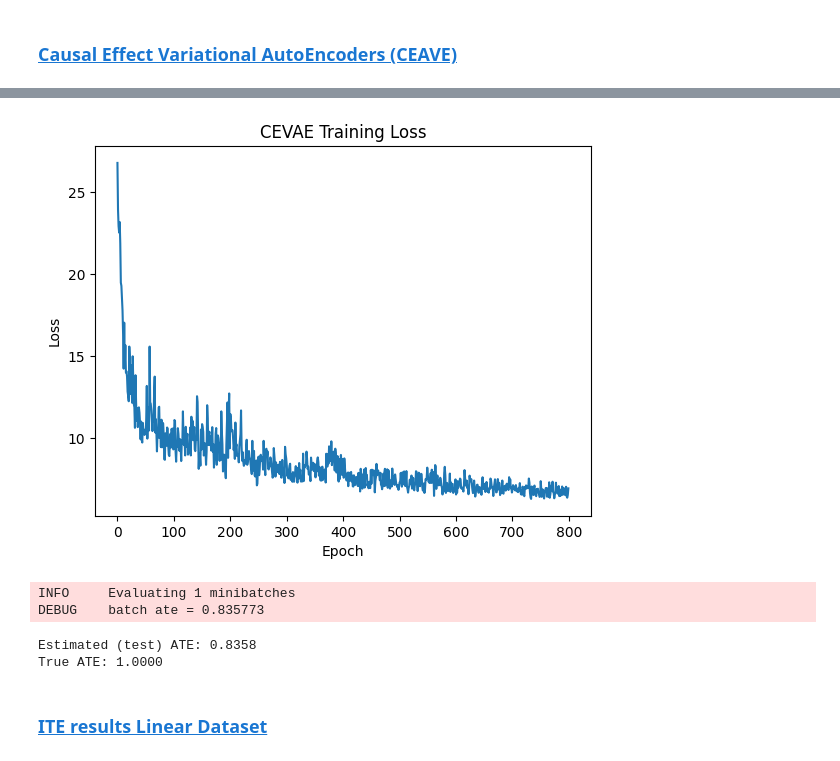
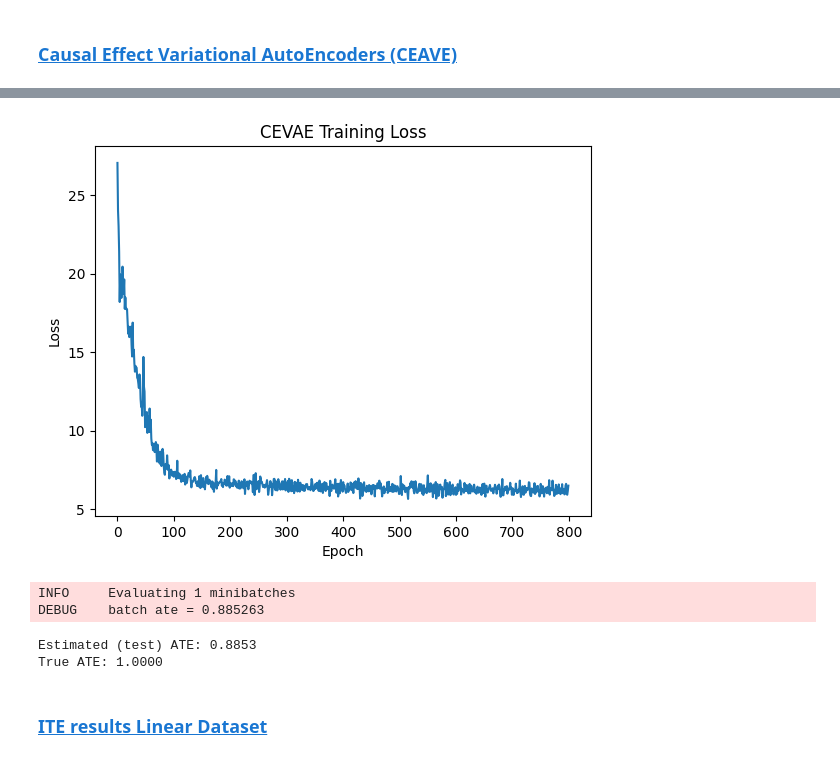
Before and after one commit to christianfaccio/causal_machine_learning, a Jupyter notebook: src/causal_effect_inference.ipynb, the cells around one changed output, grey strips where cells are left out. Saved outputs shown, nothing was run; the diff lists cells and outputs as text; code cells hidden in the pictures.

```diff
--- a/src/causal_effect_inference.ipynb
+++ b/src/causal_effect_inference.ipynb
@@ -562,7 +562,7 @@ losses_cevae_linear = cevae_linear.fit(
     x_train_linear, t_train_linear, y_train_linear,
     num_epochs=100,
     batch_size=100,
-    learning_rate=5e-3,
+    learning_rate=5e-4,
     )
 
 plt.plot(losses_cevae_linear)
@@ -583,4 +583,4 @@ DEBUG    step   700 loss = 6.86282
-[figure, old version]
+[figure, new version]
 # %%
 # Estimate ITEs and ATE
 ite_cevae_linear = cevae_linear.ite(x_test_linear)
@@ -591,8 +591,8 @@ print(f"Estimated (test) ATE: {ate_cevae_linear:.4f}")
 print(f"True ATE: {ite_test_linear.mean().item():.4f}")
 # %% [output]
 INFO     Evaluating 1 minibatches
-DEBUG    batch ate = 0.835773
+DEBUG    batch ate = 0.885263
-Estimated (test) ATE: 0.8358
+Estimated (test) ATE: 0.8853
 True ATE: 1.0000
 # %% [markdown]
 ### <a id='toc2_3_3_'></a>[ITE results Linear Dataset](#toc0_)
```
Also changed, not shown: parts of 12 cells of this notebook, 7 other files.
